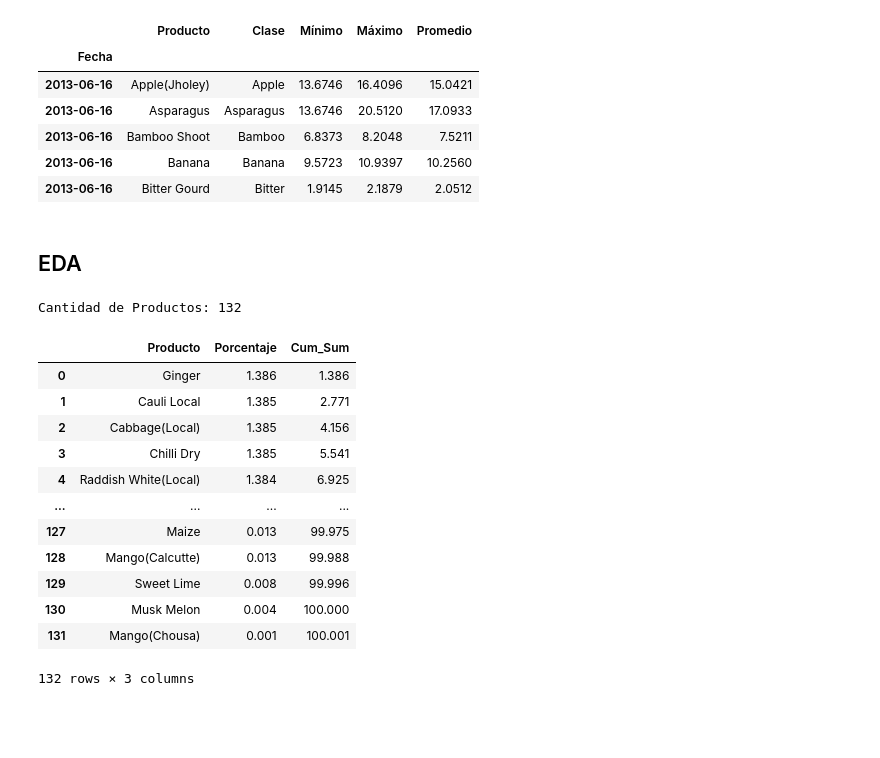
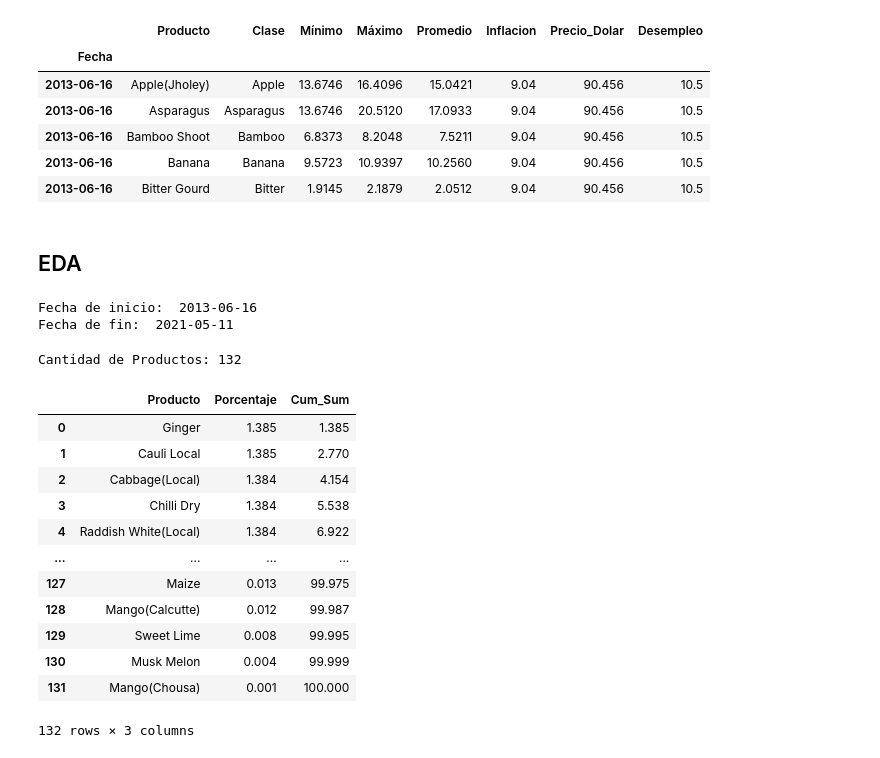
Before and after one commit to paucardenasg/Proyecto_MNLP, a Jupyter notebook: Proyecto_Final.ipynb, the cells around one changed output. Drawn from its saved outputs; the diff is of its cells as text; code cells hidden in the pictures; blank space fills up the shorter version.

Commit message:
Commit EDA y Dataset Finalizado

```diff
--- a/Proyecto_Final.ipynb
+++ b/Proyecto_Final.ipynb
@@ -44,44 +45,88 @@ data_cambio['Fecha_Str'] = data_cambio['Fecha'].astype(str)
 # --------------------------------------------------------------------------------------------------------------------
 
 # Obtener las clases de productos
 productos_clase = data[['Producto']]
 productos_clase = productos_clase.drop_duplicates()
 # Tomar solo la primera palabra del valor de la columna de producto
 productos_clase['Clase'] = productos_clase['Producto'].str.split(' ').str[0]
 productos_clase['Clase'] = productos_clase['Clase'].str.split('(').str[0]
 
 # Mergeando los datos con la clase de producto
 data = data.merge(productos_clase, on='Producto')
 
 # --------------------------------------------------------------------------------------------------------------------
 
-data = data.merge(data_cambio.drop(columns=['Fecha']), on='Fecha_Str').drop(columns=['Fecha_Str'])
+# Juntando los dos datasets de tipo de cambio a pesos
+data = data.merge(data_cambio.drop(columns=['Fecha']), on='Fecha_Str')
+
+# --------------------------------------------------------------------------------------------------------------------
+
+# Dataset con el precio del dolar
+dolar = pd.read_excel('./Data/PrecioDolar.xlsx')
+dolar['Fecha'] = pd.to_datetime(dolar['Fecha'])
+# Quitando la hora de la fecha
+dolar['Fecha'] = dolar['Fecha'].dt.date
+# Poniendo la fecha como str
+dolar['Fecha_Str'] = dolar['Fecha'].astype(str)
+
+# Mergeando los datos con el precio del dolar
+data = data.merge(dolar.drop(columns=['Fecha']), on='Fecha_Str')
+
+# --------------------------------------------------------------------------------------------------------------------
+
 # Multiplicando el precio por el cambio de moneda
 data['Mínimo'] = np.round(data['Mínimo'] * data['Valor'], decimals=4)
 data['Máximo'] = np.round(data['Máximo'] * data['Valor'], decimals=4)
 data['Promedio'] = np.round(data['Promedio'] * data['Valor'], decimals=4)
 # Eliminar la columna de valor
 data.drop(columns=['Valor'], inplace=True)
+
+# --------------------------------------------------------------------------------------------------------------------
+
+# Sacando una columna con el año
+data['Year'] = data['Fecha'].dt.year
+
+# Dataset con la inflación
+inflacion = pd.read_excel('./Data/Inflacion.xlsx')
+data = data.merge(inflacion, on='Year')
+
+# --------------------------------------------------------------------------------------------------------------------
+
+# Agregando el porcentaje de desempleo
+desempleo = pd.read_excel('./Data/Desempleo.xlsx')
+data = data.merge(desempleo, on='Year')
+
+# --------------------------------------------------------------------------------------------------------------------
+
 # Poniendo la fecha como indice
 data.set_index('Fecha', inplace=True)
 
 # Ordenando los datos por fecha y por producto
 data.sort_values(by=['Fecha', 'Producto'], inplace=True)
 
+# --------------------------------------------------------------------------------------------------------------------
+
 # Ordenando las columnas
-data = data[['Producto', 'Clase', 'Mínimo', 'Máximo', 'Promedio']]
+data = data[['Producto', 'Clase', 'Mínimo', 'Máximo', 'Promedio', 'Inflacion', 'Precio_Dolar', 'Desempleo']]
 
 data.head()
 # %% [output]
-|  | Producto | Clase | Mínimo | Máximo | Promedio |
-| Fecha |  |  |  |  |  |
-| 2013-06-16 | Apple(Jholey) | Apple | 13.6746 | 16.4096 | 15.0421 |
-| 2013-06-16 | Asparagus | Asparagus | 13.6746 | 20.5120 | 17.0933 |
-| 2013-06-16 | Bamboo Shoot | Bamboo | 6.8373 | 8.2048 | 7.5211 |
-| 2013-06-16 | Banana | Banana | 9.5723 | 10.9397 | 10.2560 |
-| 2013-06-16 | Bitter Gourd | Bitter | 1.9145 | 2.1879 | 2.0512 |
+|  | Producto | Clase | Mínimo | Máximo | Promedio | Inflacion | Precio_Dolar | Desempleo |
+| Fecha |  |  |  |  |  |  |  |  |
+| 2013-06-16 | Apple(Jholey) | Apple | 13.6746 | 16.4096 | 15.0421 | 9.04 | 90.456 | 10.5 |
+| 2013-06-16 | Asparagus | Asparagus | 13.6746 | 20.5120 | 17.0933 | 9.04 | 90.456 | 10.5 |
+| 2013-06-16 | Bamboo Shoot | Bamboo | 6.8373 | 8.2048 | 7.5211 | 9.04 | 90.456 | 10.5 |
+| 2013-06-16 | Banana | Banana | 9.5723 | 10.9397 | 10.2560 | 9.04 | 90.456 | 10.5 |
+| 2013-06-16 | Bitter Gourd | Bitter | 1.9145 | 2.1879 | 2.0512 | 9.04 | 90.456 | 10.5 |
 # %% [markdown]
 ## EDA
+# %%
+# Mostrando fechas de inicio y fin de los datos, puras fechas sin hora
+print('Fecha de inicio: ', data.index.min().date())
+print('Fecha de fin: ', data.index.max().date())
+# %% [output]
+Fecha de inicio:  2013-06-16
+Fecha de fin:  2021-05-11
 # %%
 # Productos
 tipos_de_productos = data['Producto'].unique()
@@ -99,15 +144,15 @@ porcentaje.rename(columns={'index': 'Producto', 'Producto': 'Porcentaje'}, inpla
 porcentaje
 # %% [output]
 |  | Producto | Porcentaje | Cum_Sum |
-| 0 | Ginger | 1.386 | 1.386 |
-| 1 | Cauli Local | 1.385 | 2.771 |
-| 2 | Cabbage(Local) | 1.385 | 4.156 |
-| 3 | Chilli Dry | 1.385 | 5.541 |
-| 4 | Raddish White(Local) | 1.384 | 6.925 |
+| 0 | Ginger | 1.385 | 1.385 |
+| 1 | Cauli Local | 1.385 | 2.770 |
+| 2 | Cabbage(Local) | 1.384 | 4.154 |
+| 3 | Chilli Dry | 1.384 | 5.538 |
+| 4 | Raddish White(Local) | 1.384 | 6.922 |
 | ... | ... | ... | ... |
 | 127 | Maize | 0.013 | 99.975 |
-| 128 | Mango(Calcutte) | 0.013 | 99.988 |
-| 129 | Sweet Lime | 0.008 | 99.996 |
-| 130 | Musk Melon | 0.004 | 100.000 |
-| 131 | Mango(Chousa) | 0.001 | 100.001 |
+| 128 | Mango(Calcutte) | 0.012 | 99.987 |
+| 129 | Sweet Lime | 0.008 | 99.995 |
+| 130 | Musk Melon | 0.004 | 99.999 |
+| 131 | Mango(Chousa) | 0.001 | 100.000 |
 132 rows × 3 columns
```
Also changed, not shown: parts of 3 cells of this notebook, 3 other files.
